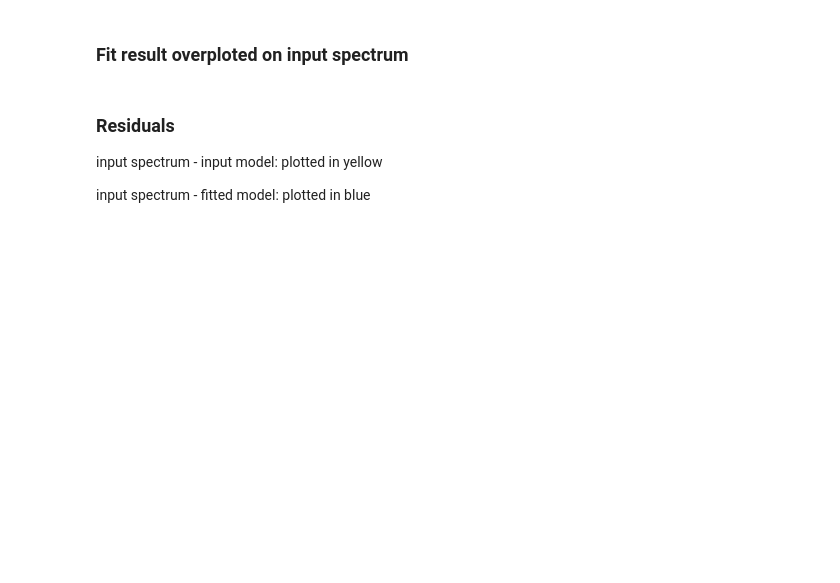
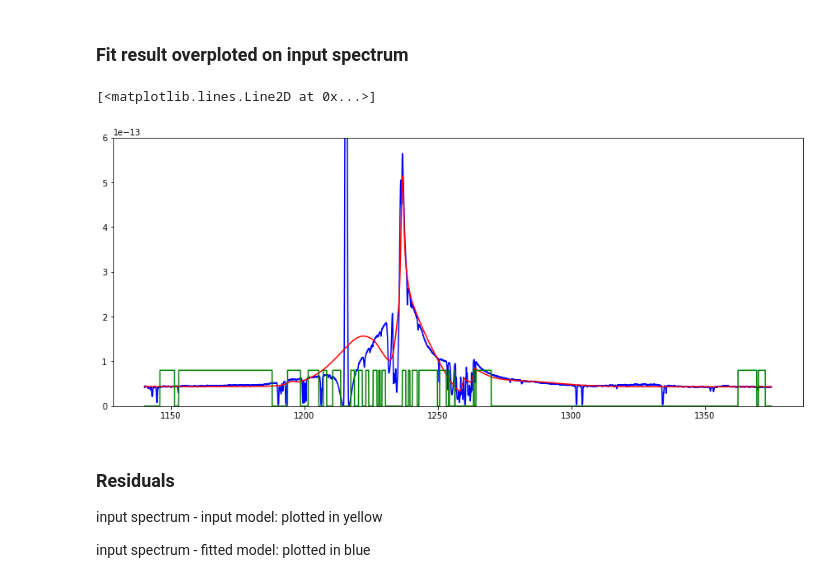
Before and after one commit to ibusko/specfit, a Jupyter notebook: proto/specutils/specfit_demo_specutils.ipynb, the cells around one changed output. Saved outputs shown, nothing was run; the diff lists cells and outputs as text; code cells hidden in the pictures; blank space fills up the shorter version.

```diff
--- a/proto/specutils/specfit_demo_specutils.ipynb
+++ b/proto/specutils/specfit_demo_specutils.ipynb
@@ -209,11 +199,14 @@ Errors associated with each free parameter:
 # %% [markdown]
 <h3>Fit result overploted on input spectrum</h3>
 # %%
-# plt.gcf().set_size_inches(15.,6.)
-# plt.ylim(0., 6.e-13)
-# plt.plot(spectrum.x.data, spectrum.y.data, 'b')
-# plt.plot(spectrum.x.data, fitted_spectrum, 'r')
-# plt.plot(spectrum.x.data, mask*8.E-14, 'g')
+plt.gcf().set_size_inches(15.,6.)
+plt.ylim(0., 6.e-13)
+plt.plot(spectrum.spectral_axis.data, spectrum.flux.data, 'b')
+plt.plot(spectrum.spectral_axis.data, fitted_spectrum, 'r')
+plt.plot(spectrum.spectral_axis.data, mask*8.E-14, 'g')
+# %% [output]
+[<matplotlib.lines.Line2D at 0x...>]
+[figure, added]
 # %% [markdown]
 <h3>Residuals</h3>
 
```
Also changed, not shown: parts of 23 cells of this notebook, 2 other files.
